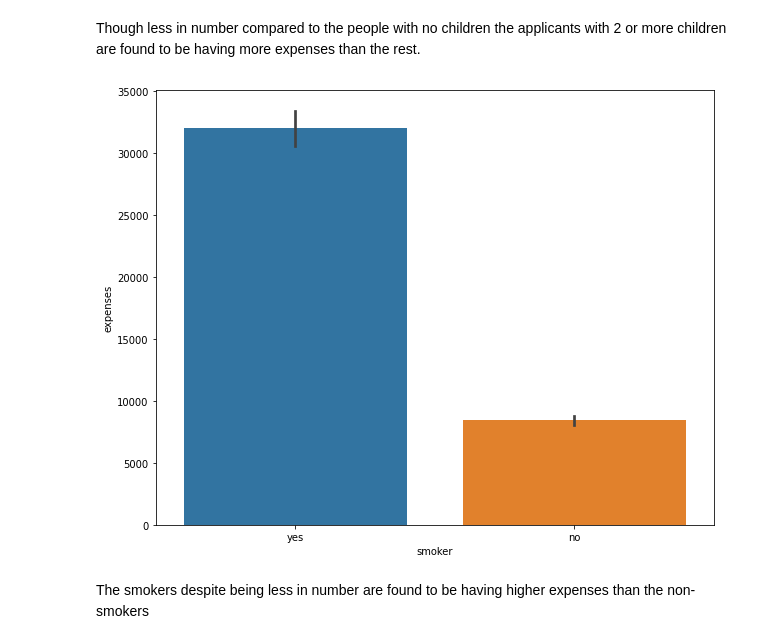
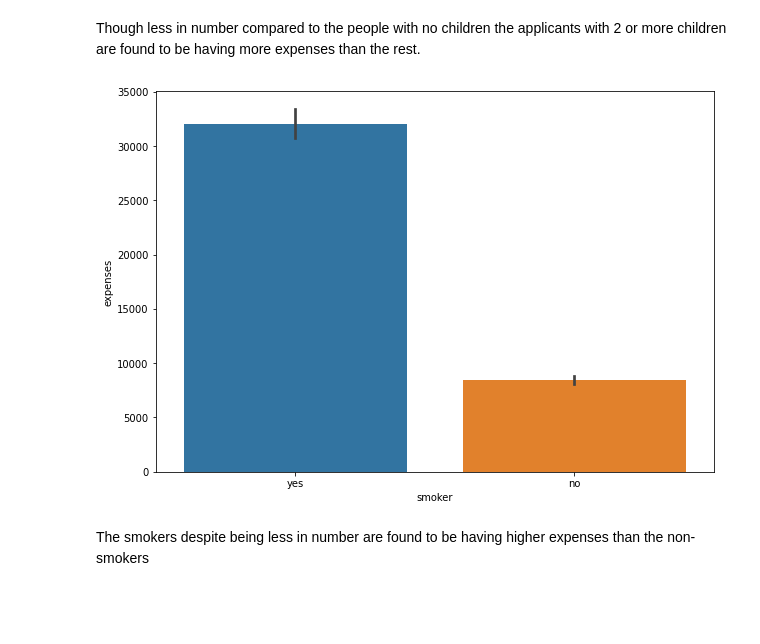
Before and after one commit to ANKITH-PATIL/insurance__premium_ml_prediction, a Jupyter notebook: notebook/EDA.ipynb, the cells around one changed output. Cells and saved outputs as stored; diff of their text form; code cells hidden in the pictures; blank space fills up the shorter version.

```diff
--- a/notebook/EDA.ipynb
+++ b/notebook/EDA.ipynb
@@ -155,11 +155,11 @@ plt.show()
 # %% [markdown]
  Though less in number compared to the people with no children the applicants with 2 or more children are found to be having more expenses than the rest.
 # %%
-plt.figure(figsize=(10,8))
+plt.figure(figsize=(10,7))
 sns.barplot(x='smoker',y='expenses',data=df)
 plt.show()
 # %% [output]
-[figure, old version]
+[figure, new version]
 # %% [markdown]
 The smokers despite being less in number are found to be having higher expenses than the non-smokers
 # %%
```
Also changed, not shown: parts of 1 cell of this notebook, 12 other files.
